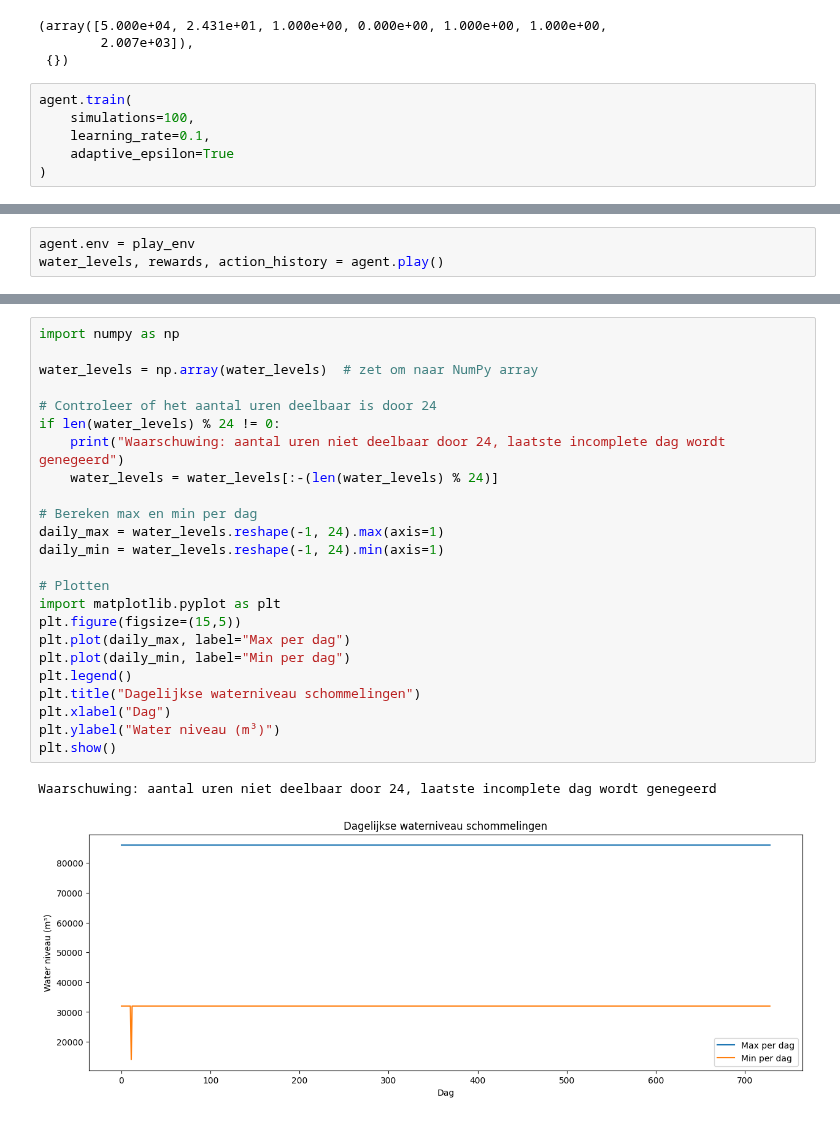
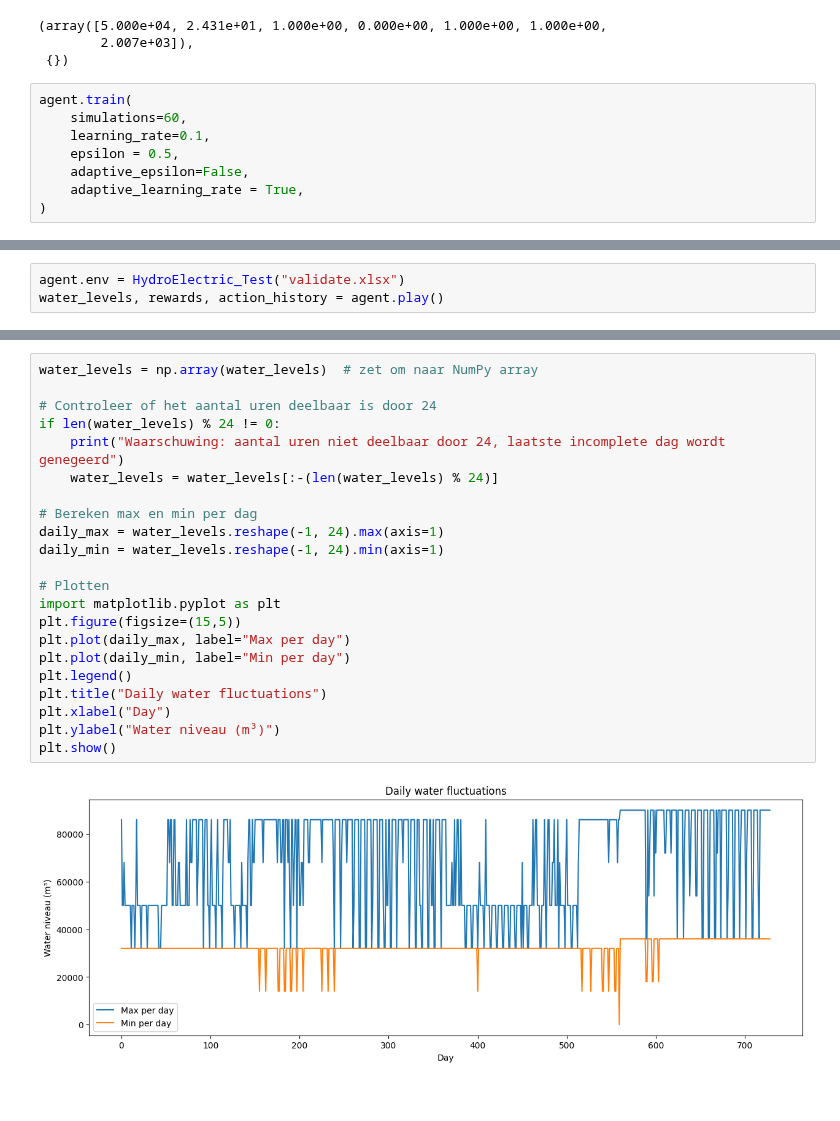
Before and after one commit to HLBurger/project-RL-hydrodam, a Jupyter notebook: Qllearning.ipynb, the cells around one changed output, grey strips where cells are left out. Drawn from its saved outputs; the diff is of its cells as text.

```diff
--- a/Qllearning.ipynb
+++ b/Qllearning.ipynb
@@ -28,8 +27,10 @@ env.reset()
  {})
 # %%
 agent.train(
-    simulations=100,
+    simulations=60,
     learning_rate=0.1,
-    adaptive_epsilon=True
+    epsilon = 0.5,
+    adaptive_epsilon=False,
+    adaptive_learning_rate = True,
 )
 # %% [output]
@@ -41,4 +50,4 @@ agent.train(
 # %%
-agent.env = play_env
+agent.env = HydroElectric_Test("validate.xlsx")
 water_levels, rewards, action_history = agent.play()
 # %% [output]
@@ -159,30 +163,27 @@ plt.show()
 # %%
-import numpy as np
-
 water_levels = np.array(water_levels)  # zet om naar NumPy array
 
 # Controleer of het aantal uren deelbaar is door 24
 if len(water_levels) % 24 != 0:
     print("Waarschuwing: aantal uren niet deelbaar door 24, laatste incomplete dag wordt genegeerd")
     water_levels = water_levels[:-(len(water_levels) % 24)]
 
 # Bereken max en min per dag
 daily_max = water_levels.reshape(-1, 24).max(axis=1)
 daily_min = water_levels.reshape(-1, 24).min(axis=1)
 
 # Plotten
 import matplotlib.pyplot as plt
 plt.figure(figsize=(15,5))
-plt.plot(daily_max, label="Max per dag")
-plt.plot(daily_min, label="Min per dag")
+plt.plot(daily_max, label="Max per day")
+plt.plot(daily_min, label="Min per day")
 plt.legend()
-plt.title("Dagelijkse waterniveau schommelingen")
-plt.xlabel("Dag")
+plt.title("Daily water fluctuations")
+plt.xlabel("Day")
 plt.ylabel("Water niveau (m³)")
 plt.show()
 # %% [output]
-Waarschuwing: aantal uren niet deelbaar door 24, laatste incomplete dag wordt genegeerd
-[figure, old version]
+[figure, new version]
 # %%
 import matplotlib.pyplot as plt
 %matplotlib inline
```
Also changed, not shown: parts of 16 cells of this notebook, 1 other file.
